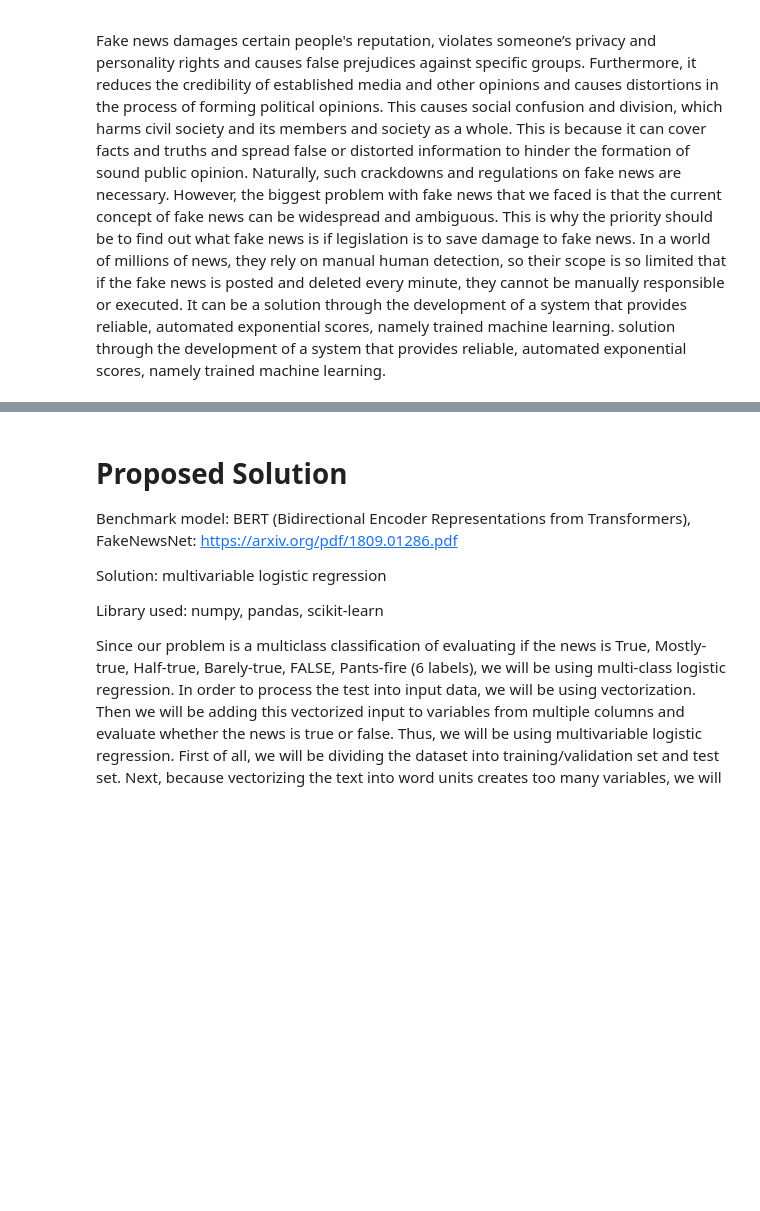
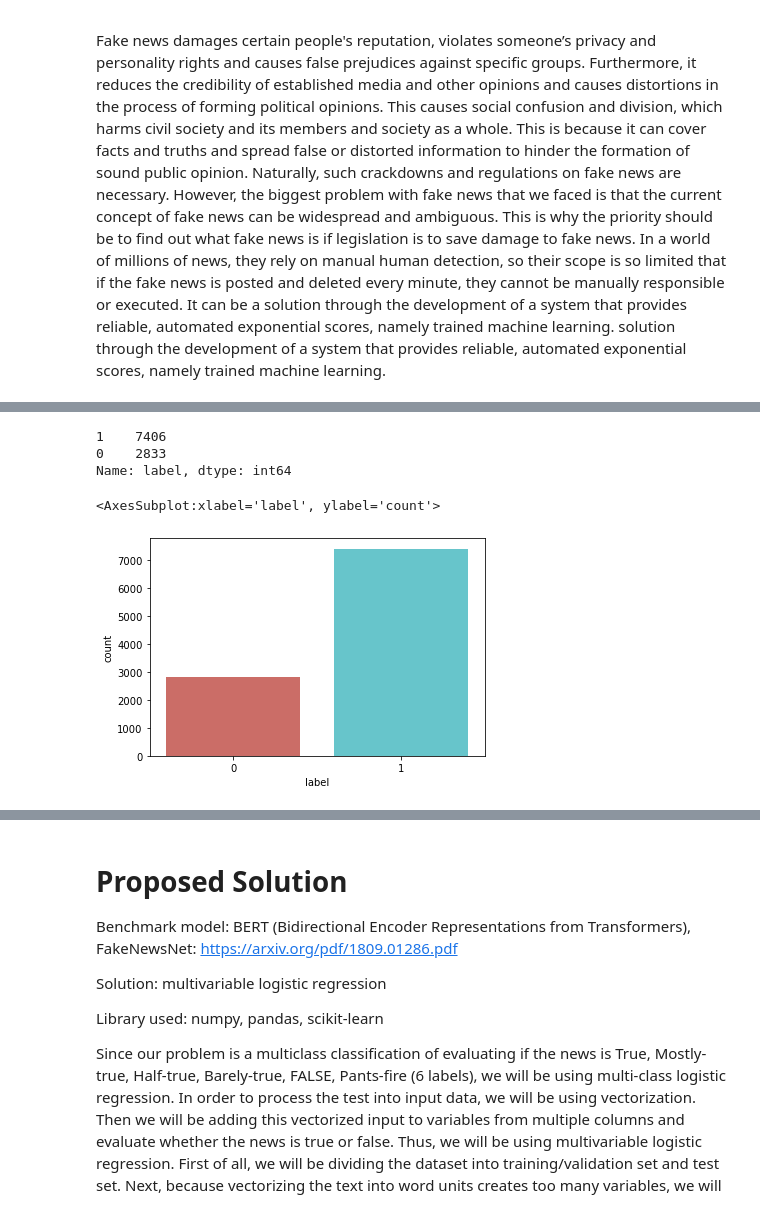
Before and after one commit to COGS118A/Group011-Wi23, a Jupyter notebook: FinalProjectGroup011-Wi23.ipynb, the cells around one changed output, grey strips where cells are left out. Drawn from its saved outputs; the diff is of its cells as text; code cells hidden in the pictures; blank space fills up the shorter version.

```diff
--- a/FinalProjectGroup011-Wi23.ipynb
+++ b/FinalProjectGroup011-Wi23.ipynb
@@ -134,0 +124,13 @@ LIAR dataset and the politifact and gossipcop datasets all contain information r
+# %%
+column_name = ['ID.json','label','statement','subject','speaker',"speaker's job title",'state','party affiliation','barely true counts','false counts','half true counts','mostly true counts','pants on fore counts','the context']
+train_data_origin = pd.read_csv(train_filename, sep="\t")
+test_data_origin = pd.read_csv(test_filename, sep="\t")
+valid_data_origin = pd.read_csv(valid_filename, sep="\t")
+
+train_data = train_data_origin.values.tolist()
+test_data = test_data_origin.values.tolist()
+valid_data = valid_data_origin.values.tolist()
+
+train_data = pd.DataFrame(train_data, columns=column_name)
+test_data = pd.DataFrame(test_data, columns=column_name)
+valid_data = pd.DataFrame(valid_data, columns=column_name)
@@ -134,0 +164,5 @@ LIAR dataset and the politifact and gossipcop datasets all contain information r
+# %%
+# extract label and statement
+train_news = train_data.iloc[:,1:3]
+test_news = test_data.iloc[:,1:3]
+valid_news = test_data.iloc[:,1:3]
@@ -134,0 +189,5 @@ LIAR dataset and the politifact and gossipcop datasets all contain information r
+# %%
+# replace original label to binary label
+train_news = train_news.replace({'label' : { 'half-true' : 1, 'false' : 0, 'mostly-true' : 1 , 'true' : 1, 'barely-true' : 1, 'pants-fire' : 0}})
+test_news = test_news.replace({'label' : { 'half-true' : 1, 'false' : 0, 'mostly-true' : 1 , 'true' : 1, 'barely-true' : 1, 'pants-fire' : 0}})
+valid_news = valid_news.replace({'label' : { 'half-true' : 1, 'false' : 0, 'mostly-true' : 1 , 'true' : 1, 'barely-true' : 1, 'pants-fire' : 0}})
@@ -134,0 +203,17 @@ LIAR dataset and the politifact and gossipcop datasets all contain information r
+# %%
+print(train_news['label'].value_counts())
+# %% [output]
+1    7406
+0    2833
+Name: label, dtype: int64
+# %%
+def create_distribution(dataFile):
+    return sb.countplot(x='label', data=dataFile, palette='hls')
+# %%
+#by calling below we can see that training, test and valid data seems to be failry evenly distributed between the classes
+create_distribution(train_news)
+create_distribution(test_news)
+create_distribution(valid_news)
+# %% [output]
+<AxesSubplot:xlabel='label', ylabel='count'>
+[figure, added]
```
Also changed, not shown: parts of 12 cells of this notebook.
